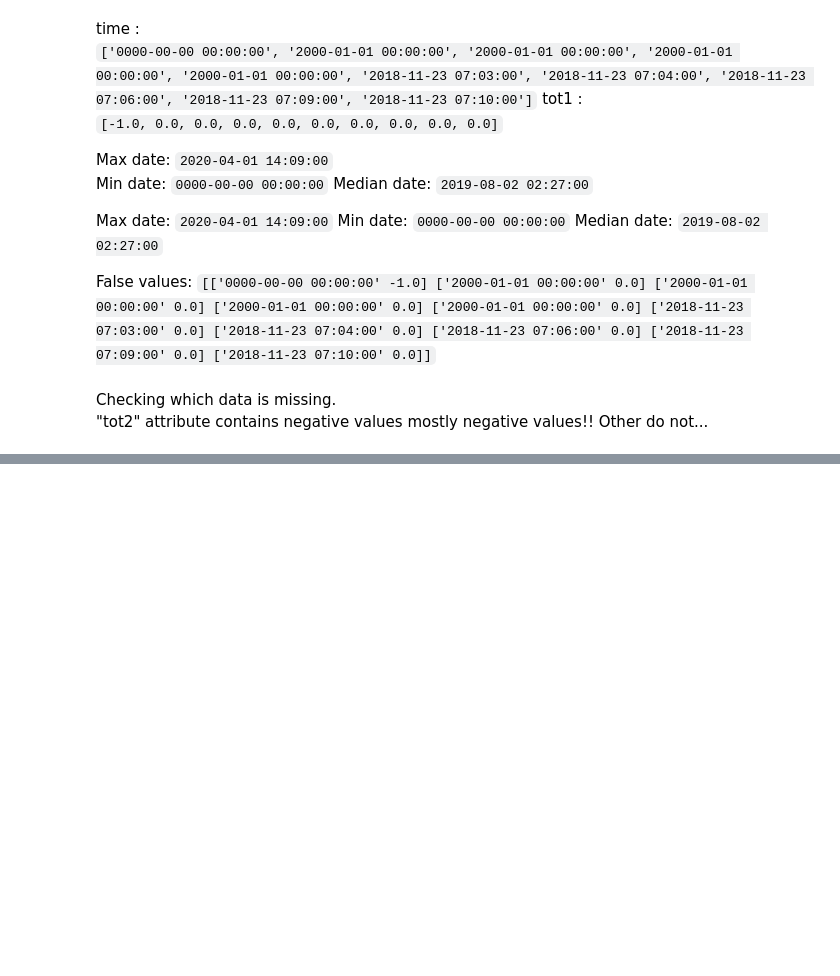
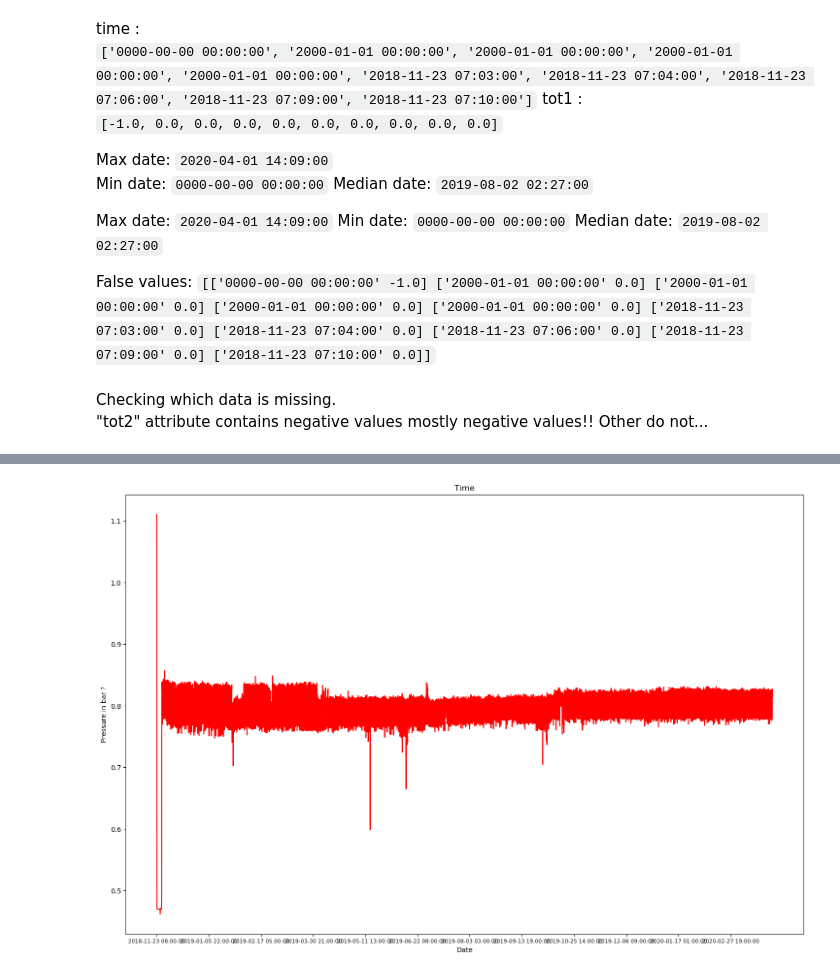
Before and after one commit to Zan-23/IJS_water_loss, a Jupyter notebook: notebooks/Intial data analysis.ipynb, the cells around one changed output, grey strips where cells are left out. Saved outputs shown, nothing was run; the diff lists cells and outputs as text; code cells hidden in the pictures; blank space fills up the shorter version.

```diff
--- a/notebooks/Intial data analysis.ipynb
+++ b/notebooks/Intial data analysis.ipynb
@@ -122,19 +175,13 @@ print("tot1:", (DATA_SIZE - len_tot1), "\ntot2:", (DATA_SIZE - len_tot2), "\nana
 # %%
-# NUM_OF_DATA_TO_PLOT = 10000
-
 fig = plt.figure(figsize=(18, 12), dpi= 100, facecolor='w')
-plt.plot(timestamp, x_axis_data)
+plt.plot(timestamp_data_249, y_axis_data_249, color="red")
 
 plt.ylabel('Pressure in bar ?')
 plt.xlabel('Date')
-plt.xticks([i for i in range(0,len(x_axis_data), 1000)])
+plt.xticks([i for i in range(0,len(y_axis_data), 1000)])
 plt.rc('xtick',labelsize=8)
-"""
-
-plt.xticks([i for count, i in enumerate(timestamp[:NUM_OF_DATA_TO_PLOT]) if count % 150 == 0])
-plt.rc('xtick',labelsize=5)
-"""
-
 plt.title('Time')
-plt.savefig('test.png')
-# plt.show()
+# plt.savefig('red_id.png')
+plt.show()
+# %% [output]
+[figure, added]
```
Also changed, not shown: parts of 10 cells of this notebook, 1 other file.
